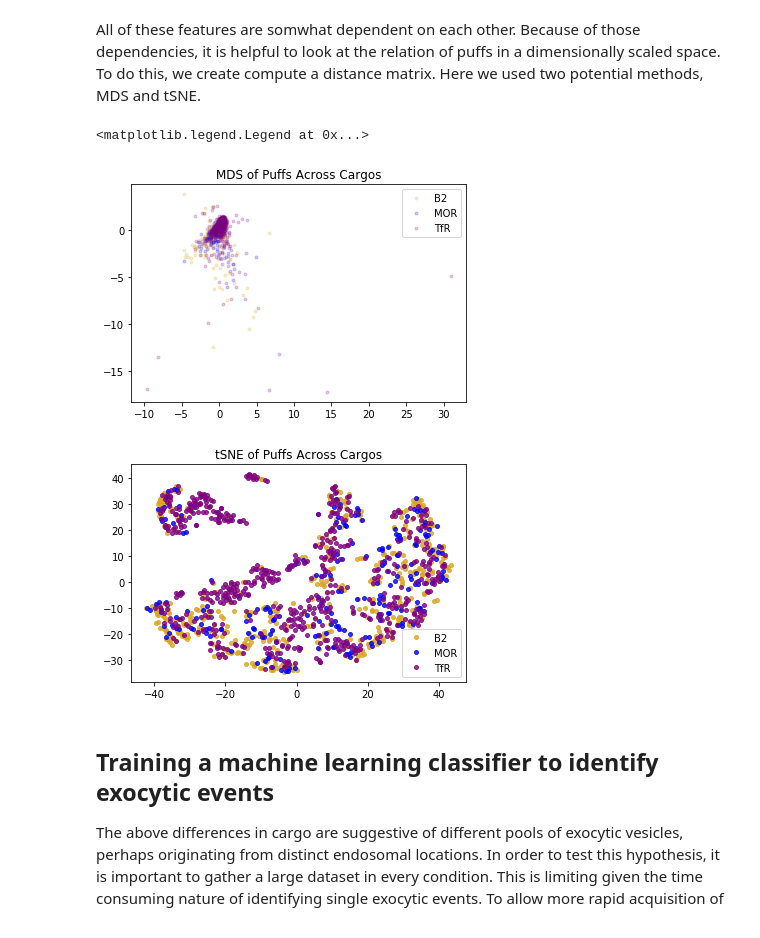
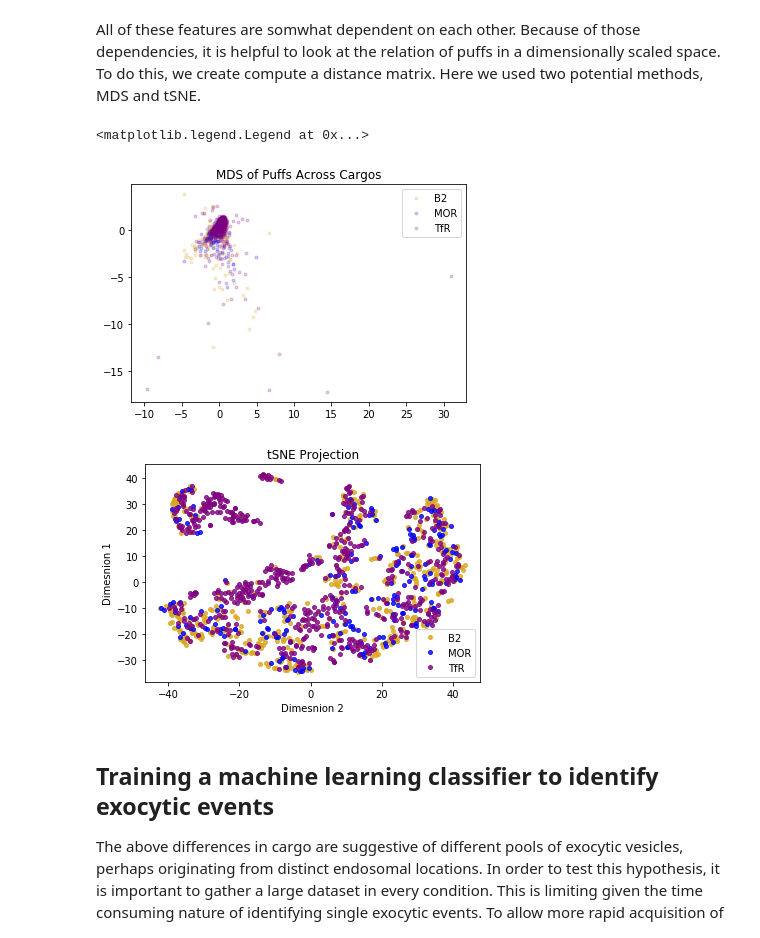
Before and after one commit to exark/puffsAnalysis, a Jupyter notebook: threshold-paper.ipynb, the cells around one changed output. Saved outputs shown, nothing was run; the diff lists cells and outputs as text; code cells hidden in the pictures.

```diff
--- a/threshold-paper.ipynb
+++ b/threshold-paper.ipynb
@@ -95,7 +132,10 @@ puff_pal = sns.color_palette(['goldenrod', 'blue', 'purple'])
 sns.set_palette(puff_pal)
 
 for cargo in ['B2', 'MOR', 'TfR']:
-    sns.kdeplot(np.log(labeled.loc[(labeled['cargo'] == cargo) & (labeled['isPuff'] == 1.), 'lifetime_s']), label=cargo, bw=0.1)
+    sns.kdeplot(np.log(labeled.loc[(labeled['cargo'] == cargo) & (labeled['isPuff'] == 1.), 'lifetime_s']),
+                label=cargo,
+                bw=0.1,
+                shade = False)
 
 plt.title('Lifetime')
 plt.xlabel('log(Lifetime)')
@@ -104,7 +144,10 @@ plt.ylabel('Density')
 plt.figure()
 
 for cargo in ['B2', 'MOR', 'TfR']:
-    sns.kdeplot(np.log(labeled.loc[(labeled['cargo'] == cargo) & (labeled['isPuff'] == 1.), 'plateau']), label=cargo, bw=0.1)
+    sns.kdeplot(np.log(labeled.loc[(labeled['cargo'] == cargo) & (labeled['isPuff'] == 1.), 'plateau']),
+                label=cargo,
+                bw=0.1,
+                shade = False)
 
 plt.title('Plateau')
 plt.xlabel('log(Plateau)')
@@ -113,7 +156,10 @@ plt.ylabel('Density')
 plt.figure()
 
 for cargo in ['B2', 'MOR', 'TfR']:
-    sns.kdeplot(np.arcsinh(labeled.loc[(labeled['cargo'] == cargo) & (labeled['isPuff'] == 1.), 'tau']), label=cargo, bw=0.1)
+    sns.kdeplot(np.arcsinh(labeled.loc[(labeled['cargo'] == cargo) & (labeled['isPuff'] == 1.), 'tau']),
+                label=cargo,
+                bw=0.1,
+                shade = False)
 
 plt.title('Tau')
 plt.xlabel('arcsinh(Tau)')
@@ -126,7 +172,10 @@ for cargo in ['B2', 'MOR', 'TfR']:
     for cell in np.unique(subset['cell']):
         densities = subset.loc[subset['cell'] == cell, 'int_density']
         labeled.loc[(labeled['cargo'] == cargo) & (labeled['cell'] == cell), 'norm_density'] = densities/np.nanmean(densities)
-    sns.kdeplot(np.log(labeled.loc[(labeled['cargo'] == cargo) & (labeled['isPuff'] == 1.), 'norm_density']), bw = 0.1, label = cargo)
+    sns.kdeplot(np.log(labeled.loc[(labeled['cargo'] == cargo) & (labeled['isPuff'] == 1.), 'norm_density']),
+                bw = 0.1,
+                label = cargo,
+                shade = False)
 
 plt.title('Normalized Integrated Density')
 plt.xlabel('log(Integrated Density)')
@@ -139,7 +188,10 @@ for cargo in ['B2', 'MOR', 'TfR']:
     for cell in np.unique(subset['cell']):
         deltafs = subset.loc[subset['cell'] == cell, 'deltaf']
         labeled.loc[(labeled['cargo'] == cargo) & (labeled['cell'] == cell), 'norm_deltaf'] = deltafs/np.nanmean(deltafs)
-    sns.kdeplot(np.log(labeled.loc[(labeled['cargo'] == cargo) & (labeled['isPuff'] == 1.), 'norm_deltaf']), bw = 0.1, label = cargo)
+    sns.kdeplot(np.log(labeled.loc[(labeled['cargo'] == cargo) & (labeled['isPuff'] == 1.), 'norm_deltaf']),
+                bw = 0.1,
+                label = cargo,
+                shade = False)
 
 plt.title('Normalized DeltaF')
 plt.xlabel('log(DeltaF)')
@@ -164,29 +216,34 @@ fit_mds = mds_class.fit_transform(scaled_puffs)
 tsne_class = sklearn.manifold.TSNE(random_state=237)
 fit_tsne = tsne_class.fit_transform(scaled_puffs)
 # %%
+puff_pal = sns.color_palette(['goldenrod', 'blue', 'purple'])
+sns.set_palette(puff_pal)
+
 plt.figure()
 
 plt.title('MDS of Puffs Across Cargos')
 for cargo in ['B2','MOR','TfR']:
     filt = (puffs_for_ds['cargo'] == cargo)
     plt.plot(fit_mds[filt,0],
              fit_mds[filt,1],
              marker='.', ls='None', alpha = .2, label=cargo)
 plt.legend()
 
 plt.figure()
 
-plt.title('tSNE of Puffs Across Cargos')
+plt.title('tSNE Projection')
 for cargo in ['B2','MOR','TfR']:
     filt = (puffs_for_ds['cargo'] == cargo)
     plt.plot(fit_tsne[filt,0],
              fit_tsne[filt,1],
              marker='o', markersize='4', ls='None', alpha = .8, label=cargo)
+    plt.xlabel('Dimesnion 2')
+    plt.ylabel('Dimesnion 1')
 plt.legend()
 # %% [output]
 <matplotlib.legend.Legend at 0x...>
 [figure]
-[figure, old version]
+[figure, new version]
 # %% [markdown]
 ## Training a machine learning classifier to identify exocytic events
 
```
Also changed, not shown: parts of 10 cells of this notebook.
